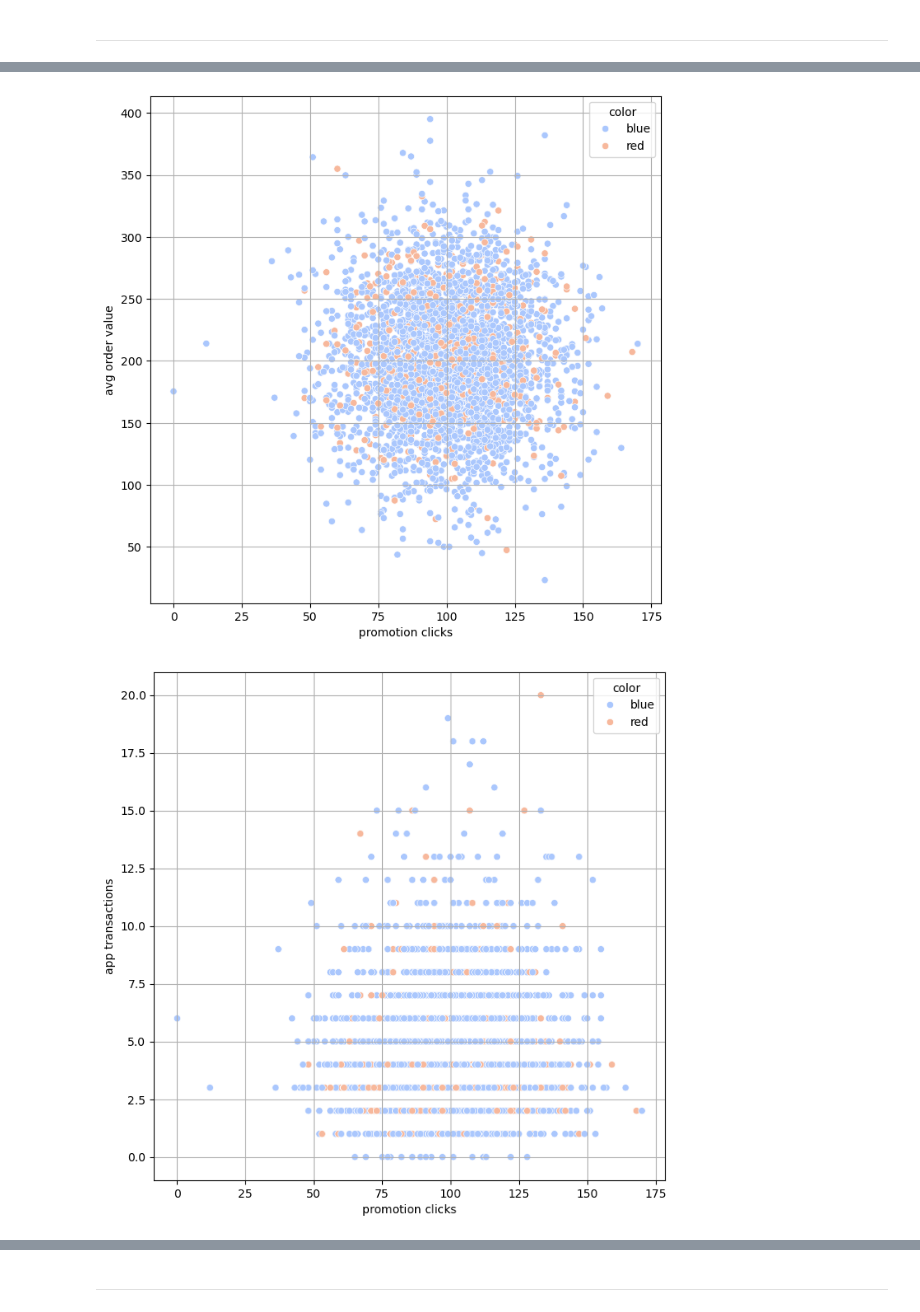
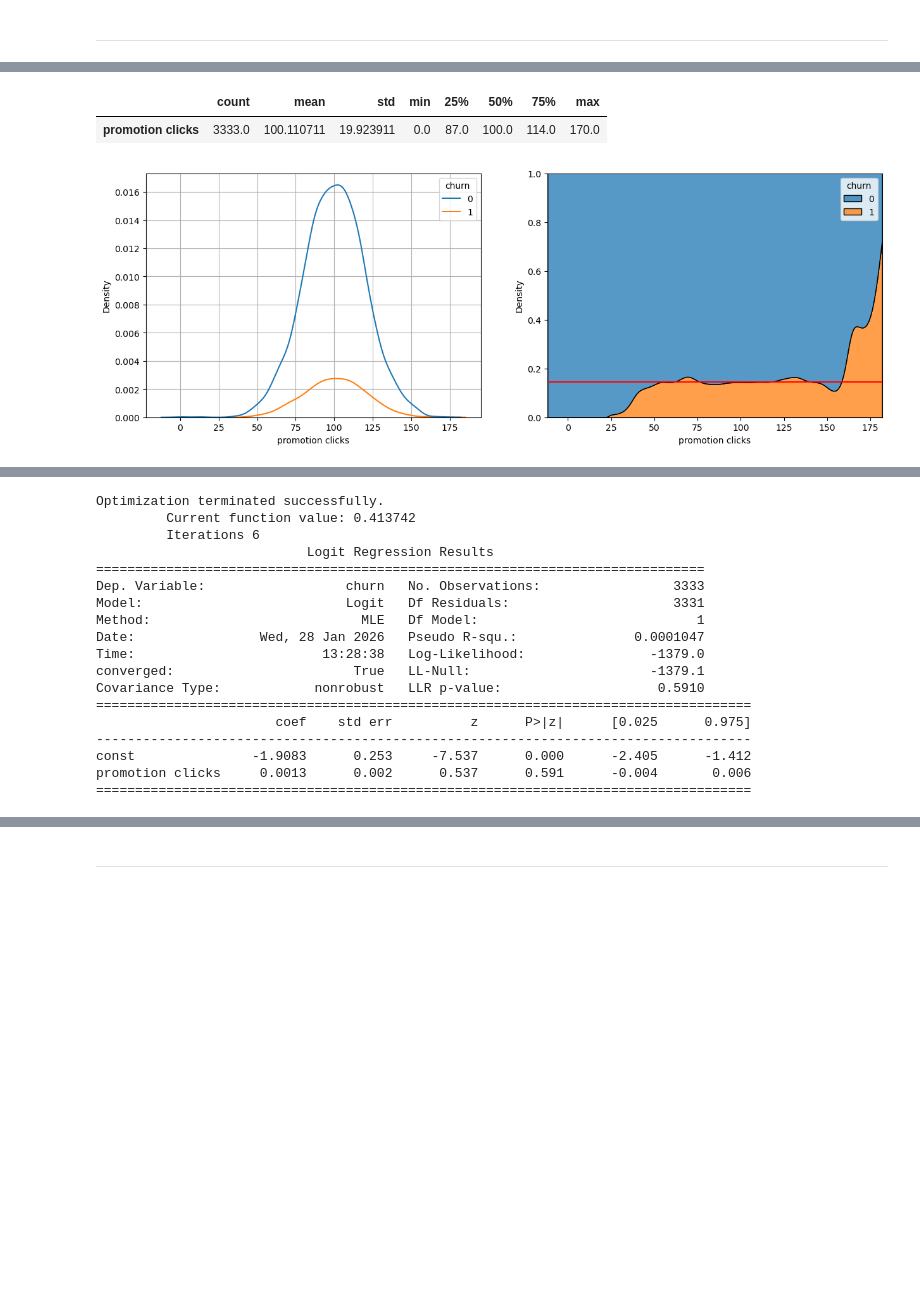
Before and after one commit to siisjo/E-commerce-Customer-Churn-Analysis-and-Prediction-Modeling, a Jupyter notebook: E-commerce_churn_anal.ipynb, the cells around one changed output, grey strips where cells are left out. Cells and saved outputs as stored; diff of their text form; code cells hidden in the pictures; blank space fills up the shorter version.

```diff
--- a/E-commerce_churn_anal.ipynb
+++ b/E-commerce_churn_anal.ipynb
@@ -395,8 +394,30 @@ H1 : 세션 수가 적거나 세션당 평균 장바구니 추가 횟수가 낮
 # %%
-# 빨간 점은 이탈자
-eda_scat(data ,'avg order value','promotion clicks')
-eda_scat(data ,'app transactions','promotion clicks')
-eda_scat(data ,'desktop transactions','promotion clicks')
+# 1. 시각적 분석: 프로모션 클릭 수에 따른 이탈 분포 확인 (KDE Plot)
+# 왼쪽: 클릭 수별 이탈/유지 밀도, 오른쪽: 클릭 수 증가에 따른 이탈률 변화(비율)
+eda_int(data, 'promotion clicks', hue_var='churn')
+
+import statsmodels.api as sm
+from imblearn.over_sampling import SMOTE
+
+# 1. 독립변수(X)와 종속변수(y) 설정
+X = data[['promotion clicks']]
+y = data['churn']
+
+# 2. (선택사항) 만약 불균형이 심해 샘플링을 먼저 한다면
+# smote = SMOTE(random_state=42)
+# X_res, y_res = smote.fit_resample(X, y)
+# X = X_res
+# y = y_res
+
+# 3. 상수항 추가 (이게 올바른 사용법입니다)
+X = sm.add_constant(X)
+
+# 4. 모델 생성 및 학습
+logit_model = sm.Logit(y, X)
+result = logit_model.fit()
+
+print(result.summary())
 # %% [output]
+|  | count | mean | std | min | 25% | 50% | 75% | max |
+| promotion clicks | 3333.0 | 100.110711 | 19.923911 | 0.0 | 87.0 | 100.0 | 114.0 | 170.0 |
-[figure, old version]
+[figure, new version]
-[figure, removed]
@@ -404 +424,19 @@ eda_scat(data ,'desktop transactions','promotion clicks')
+Optimization terminated successfully.
+         Current function value: 0.413742
+         Iterations 6
+                           Logit Regression Results
+==============================================================================
+Dep. Variable:                  churn   No. Observations:                 3333
+Model:                          Logit   Df Residuals:                     3331
+Method:                           MLE   Df Model:                            1
+Date:                Wed, 28 Jan 2026   Pseudo R-squ.:               0.0001047
+Time:                        13:28:38   Log-Likelihood:                -1379.0
+converged:                       True   LL-Null:                       -1379.1
+Covariance Type:            nonrobust   LLR p-value:                    0.5910
+====================================================================================
+                       coef    std err          z      P>|z|      [0.025      0.975]
+------------------------------------------------------------------------------------
+const               -1.9083      0.253     -7.537      0.000      -2.405      -1.412
+promotion clicks     0.0013      0.002      0.537      0.591      -0.004       0.006
+====================================================================================
 # %% [markdown]
```
Also changed, not shown: parts of 49 cells of this notebook.
